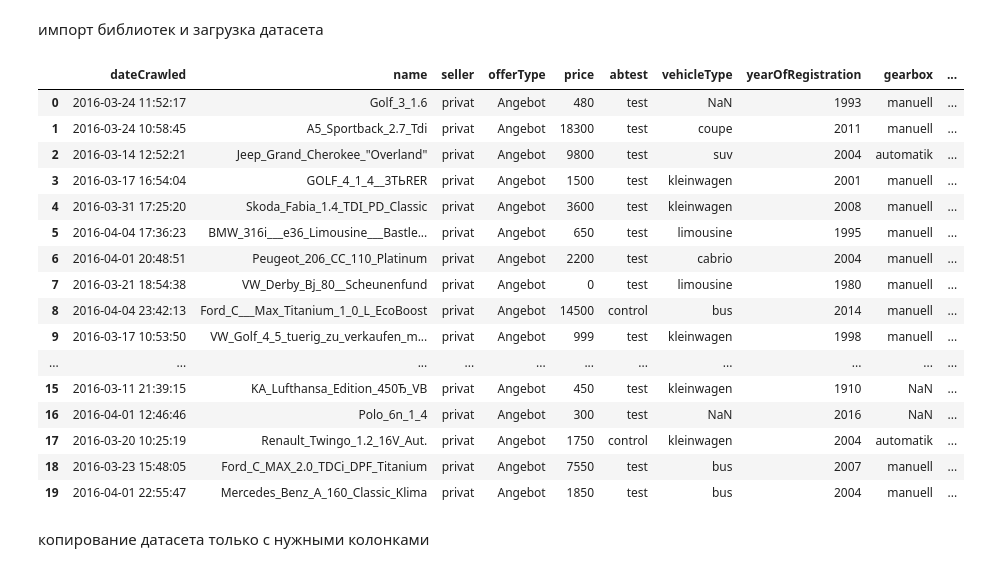
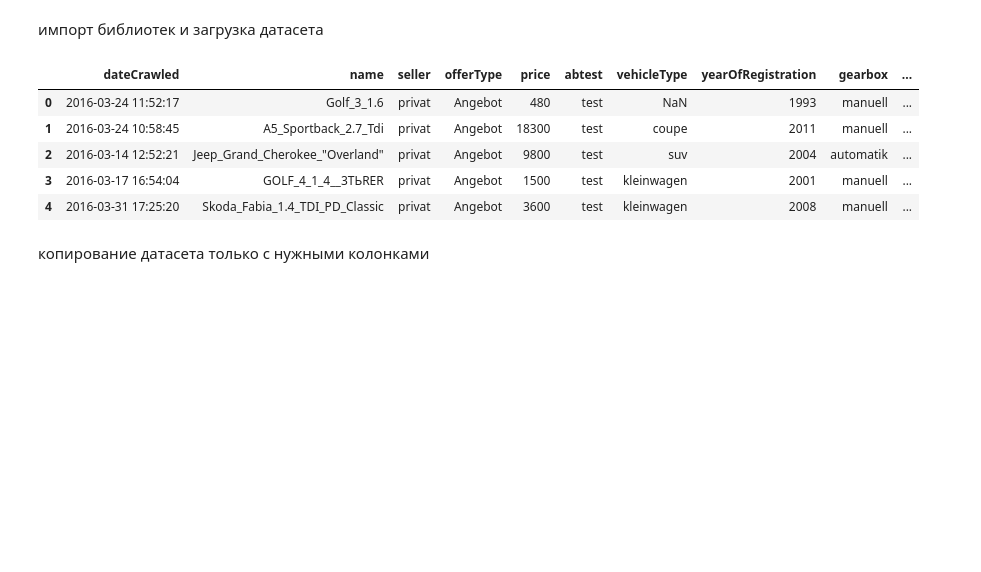
Before and after one commit to MainBattleElephant/Autos, a Jupyter notebook: Autos.ipynb, the cells around one changed output. Saved outputs shown, nothing was run; the diff lists cells and outputs as text; code cells hidden in the pictures; blank space fills up the shorter version.

```diff
--- a/Autos.ipynb
+++ b/Autos.ipynb
@@ -7,27 +7,25 @@
 # %%
 import pandas as pd
 import seaborn as sns
 import numpy as np
+from sklearn.model_selection import train_test_split
+from sklearn.model_selection import cross_val_score
+from sklearn.model_selection import GridSearchCV
+from sklearn.ensemble import RandomForestRegressor
+from sklearn.model_selection import train_test_split
+from sklearn.model_selection import RandomizedSearchCV
+import xgboost as xgb
+from scipy.stats import pearsonr
+from scipy.stats import spearmanr
 df = pd.read_csv("autos.csv")
-df.head(20)
+df.head()
 # %% [output]
 |  | dateCrawled | name | seller | offerType | price | abtest | vehicleType | yearOfRegistration | gearbox | ... |
 | 0 | 2016-03-24 11:52:17 | Golf_3_1.6 | privat | Angebot | 480 | test | NaN | 1993 | manuell | ... |
 | 1 | 2016-03-24 10:58:45 | A5_Sportback_2.7_Tdi | privat | Angebot | 18300 | test | coupe | 2011 | manuell | ... |
 | 2 | 2016-03-14 12:52:21 | Jeep_Grand_Cherokee_"Overland" | privat | Angebot | 9800 | test | suv | 2004 | automatik | ... |
 | 3 | 2016-03-17 16:54:04 | GOLF_4_1_4__3TЬRER | privat | Angebot | 1500 | test | kleinwagen | 2001 | manuell | ... |
 | 4 | 2016-03-31 17:25:20 | Skoda_Fabia_1.4_TDI_PD_Classic | privat | Angebot | 3600 | test | kleinwagen | 2008 | manuell | ... |
-| 5 | 2016-04-04 17:36:23 | BMW_316i___e36_Limousine___Bastle... | privat | Angebot | 650 | test | limousine | 1995 | manuell | ... |
-| 6 | 2016-04-01 20:48:51 | Peugeot_206_CC_110_Platinum | privat | Angebot | 2200 | test | cabrio | 2004 | manuell | ... |
-| 7 | 2016-03-21 18:54:38 | VW_Derby_Bj_80__Scheunenfund | privat | Angebot | 0 | test | limousine | 1980 | manuell | ... |
-| 8 | 2016-04-04 23:42:13 | Ford_C___Max_Titanium_1_0_L_EcoBoost | privat | Angebot | 14500 | control | bus | 2014 | manuell | ... |
-| 9 | 2016-03-17 10:53:50 | VW_Golf_4_5_tuerig_zu_verkaufen_m... | privat | Angebot | 999 | test | kleinwagen | 1998 | manuell | ... |
-| ... | ... | ... | ... | ... | ... | ... | ... | ... | ... | ... |
-| 15 | 2016-03-11 21:39:15 | KA_Lufthansa_Edition_450Ђ_VB | privat | Angebot | 450 | test | kleinwagen | 1910 | NaN | ... |
-| 16 | 2016-04-01 12:46:46 | Polo_6n_1_4 | privat | Angebot | 300 | test | NaN | 2016 | NaN | ... |
-| 17 | 2016-03-20 10:25:19 | Renault_Twingo_1.2_16V_Aut. | privat | Angebot | 1750 | control | kleinwagen | 2004 | automatik | ... |
-| 18 | 2016-03-23 15:48:05 | Ford_C_MAX_2.0_TDCi_DPF_Titanium | privat | Angebot | 7550 | test | bus | 2007 | manuell | ... |
-| 19 | 2016-04-01 22:55:47 | Mercedes_Benz_A_160_Classic_Klima | privat | Angebot | 1850 | test | bus | 2004 | manuell | ... |
 # %% [markdown]
 копирование датасета только с нужными колонками
 # %%
```
Also changed, not shown: parts of 29 cells of this notebook.
